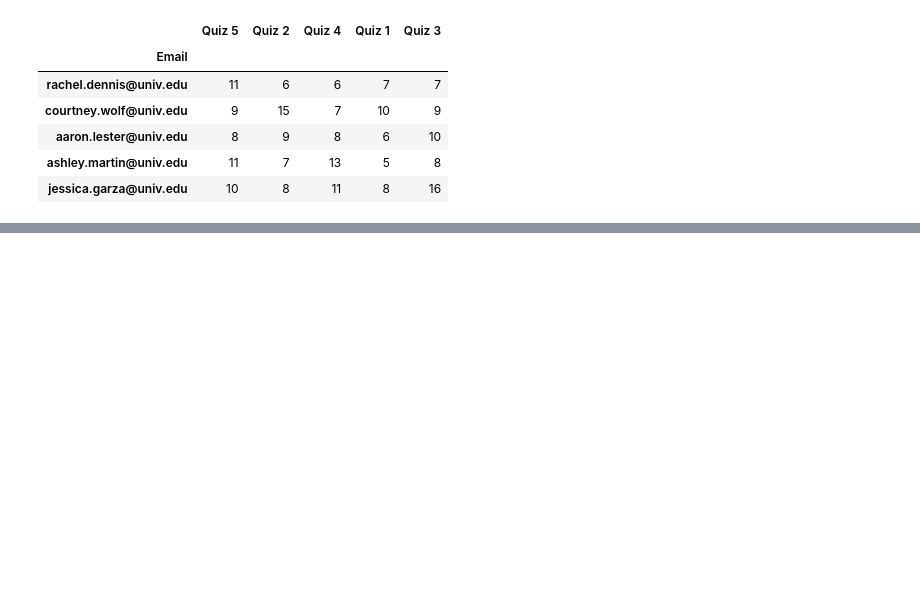
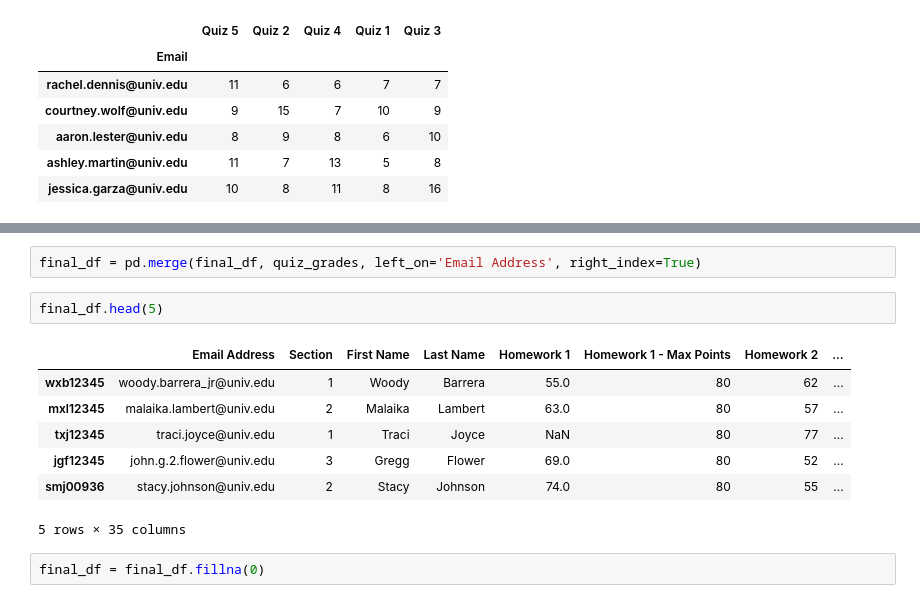
Before and after one commit to markprubin/gradebook-project, a Jupyter notebook: gradebook.ipynb, the cells around one changed output, grey strips where cells are left out. Drawn from its saved outputs; the diff is of its cells as text; blank space fills up the shorter version.

```diff
--- a/gradebook.ipynb
+++ b/gradebook.ipynb
@@ -74,0 +87,14 @@ quiz_grades.head(5)
+# %%
+final_df = pd.merge(final_df, quiz_grades, left_on='Email Address', right_index=True)
+# %%
+final_df.head(5)
+# %% [output]
+|  | Email Address | Section | First Name | Last Name | Homework 1 | Homework 1 - Max Points | Homework 2 | ... |
+| wxb12345 | woody.barrera_jr@univ.edu | 1 | Woody | Barrera | 55.0 | 80 | 62 | ... |
+| mxl12345 | malaika.lambert@univ.edu | 2 | Malaika | Lambert | 63.0 | 80 | 57 | ... |
+| txj12345 | traci.joyce@univ.edu | 1 | Traci | Joyce | NaN | 80 | 77 | ... |
+| jgf12345 | john.g.2.flower@univ.edu | 3 | Gregg | Flower | 69.0 | 80 | 52 | ... |
+| smj00936 | stacy.johnson@univ.edu | 2 | Stacy | Johnson | 74.0 | 80 | 55 | ... |
+5 rows × 35 columns
+# %%
+final_df = final_df.fillna(0)
```
Also changed, not shown: parts of 13 cells of this notebook.
